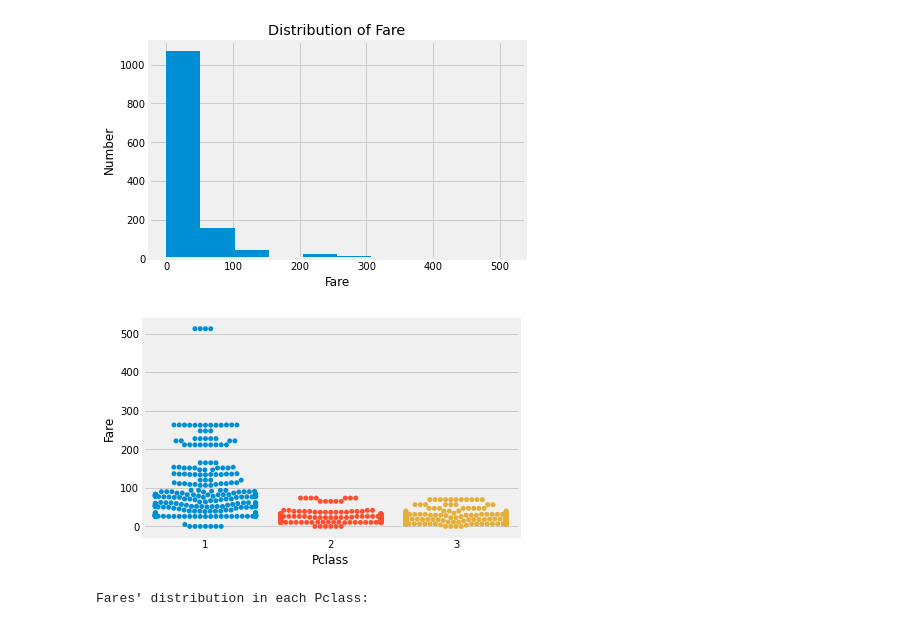
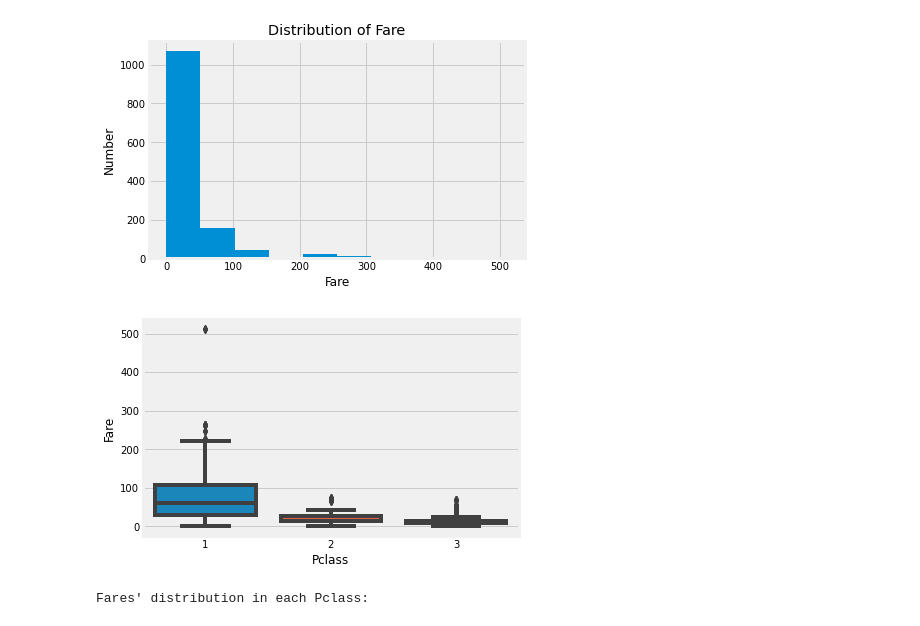
Before and after one commit to Brendalish/titanic, a Jupyter notebook: EDA of Combined Datasets.ipynb, the cells around one changed output. Saved outputs shown, nothing was run; the diff lists cells and outputs as text; code cells hidden in the pictures.

```diff
--- a/EDA of Combined Datasets.ipynb
+++ b/EDA of Combined Datasets.ipynb
@@ -318,9 +318,9 @@ plot_histogram('Fare')
 # %% [output]
 [figure]
 # %%
-sns.swarmplot(x='Pclass', y='Fare', data=full_df.dropna(subset=['Pclass', 'Fare']));
+sns.boxplot(x='Pclass', y='Fare', data=full_df.dropna(subset=['Pclass', 'Fare']));
 # %% [output]
-[figure, old version]
+[figure, new version]
 # %%
 #obtain descriptive statistics of fares at different pclasses
 fares_by_pclasses = {}
```
Also changed, not shown: parts of 8 cells of this notebook.
